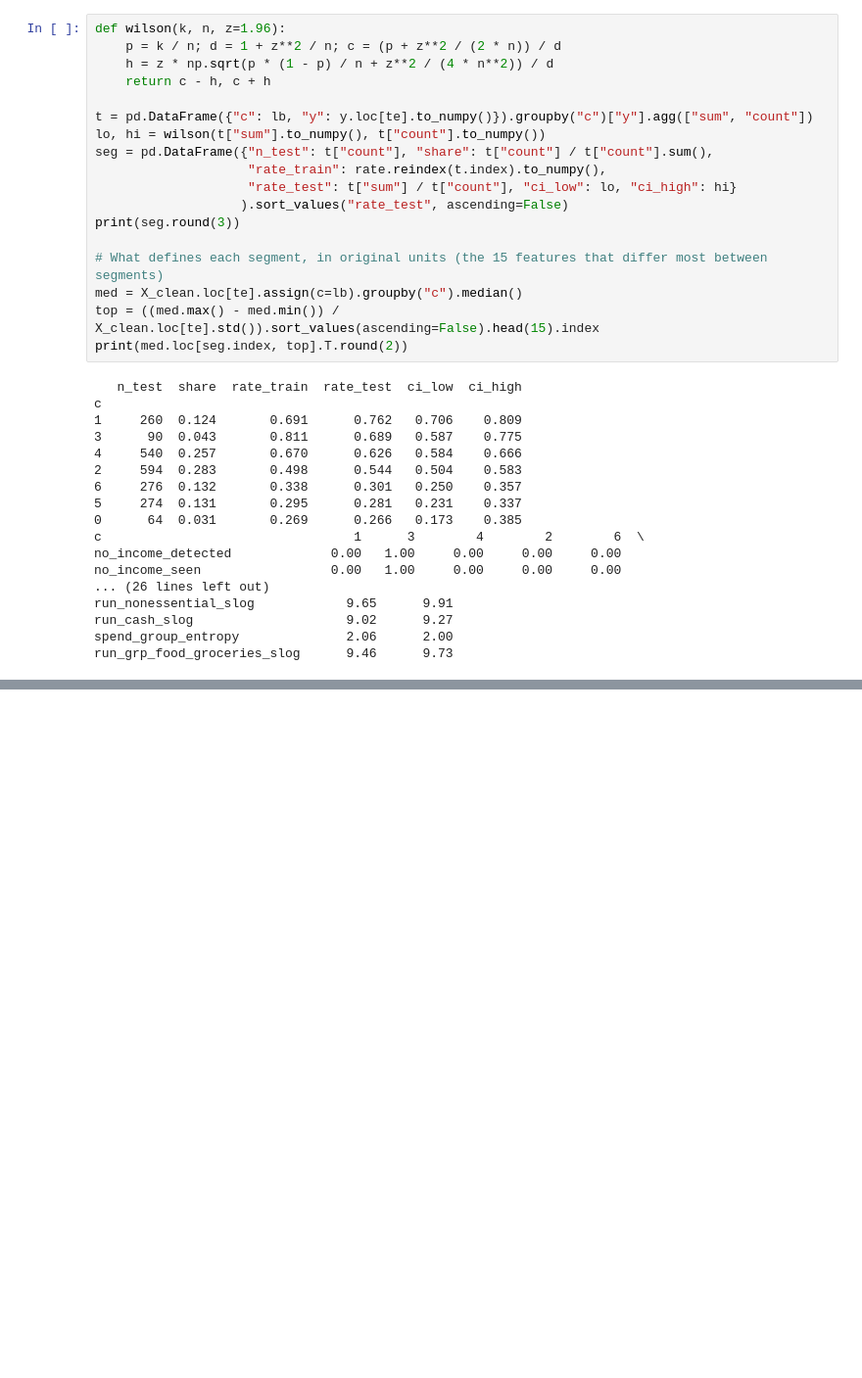
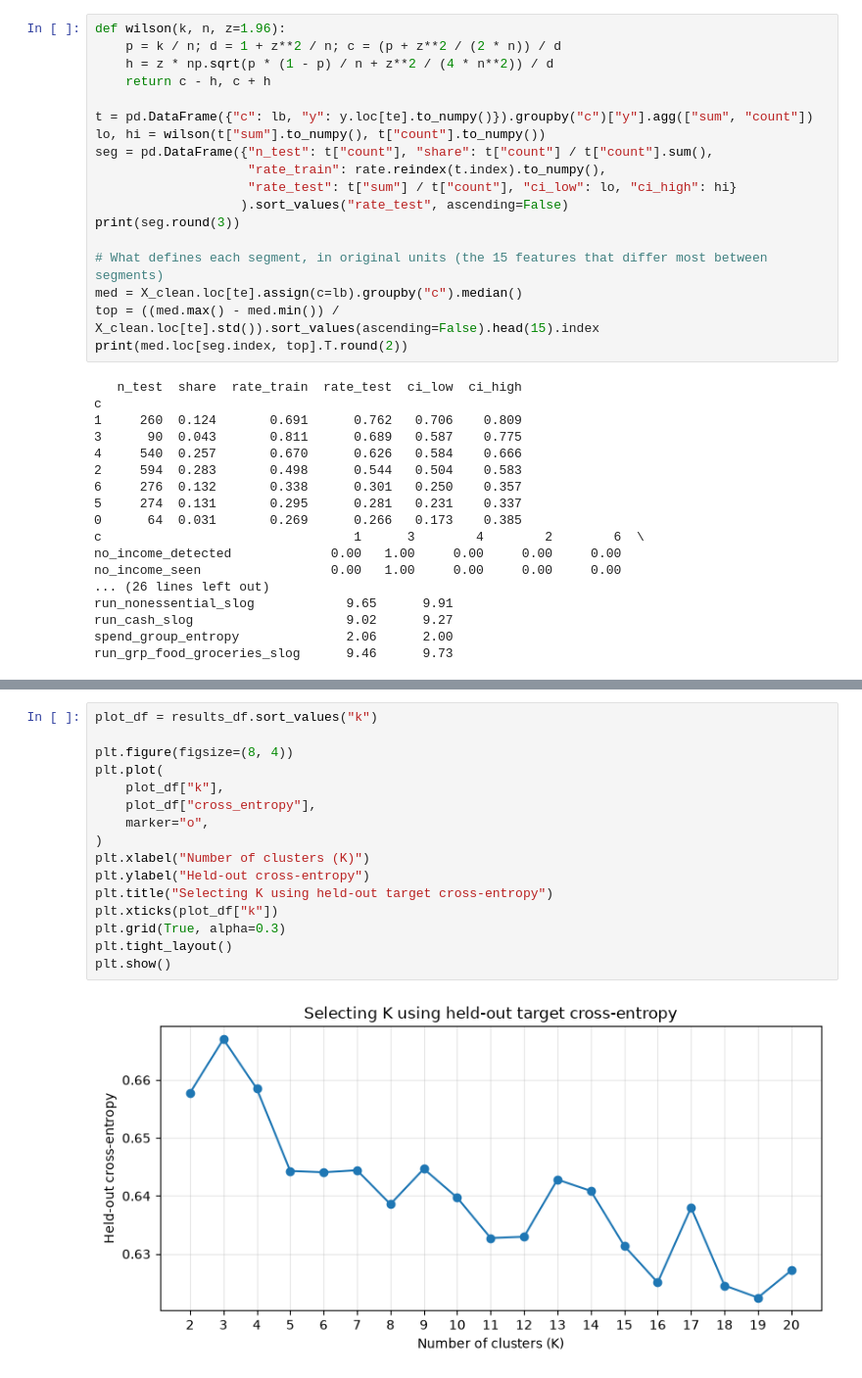
Before and after one commit to Trist4/MOR-assignment3, a Jupyter notebook: salary_and_spending/spending_and_salary_clustering.ipynb, the cells around one changed output, grey strips where cells are left out. Shown at 98% size. Saved outputs shown, nothing was run; the diff lists cells and outputs as text; blank space fills up the shorter version.

```diff
--- a/salary_and_spending/spending_and_salary_clustering.ipynb
+++ b/salary_and_spending/spending_and_salary_clustering.ipynb
@@ -487,0 +765,18 @@ run_grp_food_groceries_slog      9.46      9.73
+# %%
+plot_df = results_df.sort_values("k")
+
+plt.figure(figsize=(8, 4))
+plt.plot(
+    plot_df["k"],
+    plot_df["cross_entropy"],
+    marker="o",
+)
+plt.xlabel("Number of clusters (K)")
+plt.ylabel("Held-out cross-entropy")
+plt.title("Selecting K using held-out target cross-entropy")
+plt.xticks(plot_df["k"])
+plt.grid(True, alpha=0.3)
+plt.tight_layout()
+plt.show()
+# %% [output]
+[figure, added]
```
Also changed, not shown: parts of 21 cells of this notebook.
